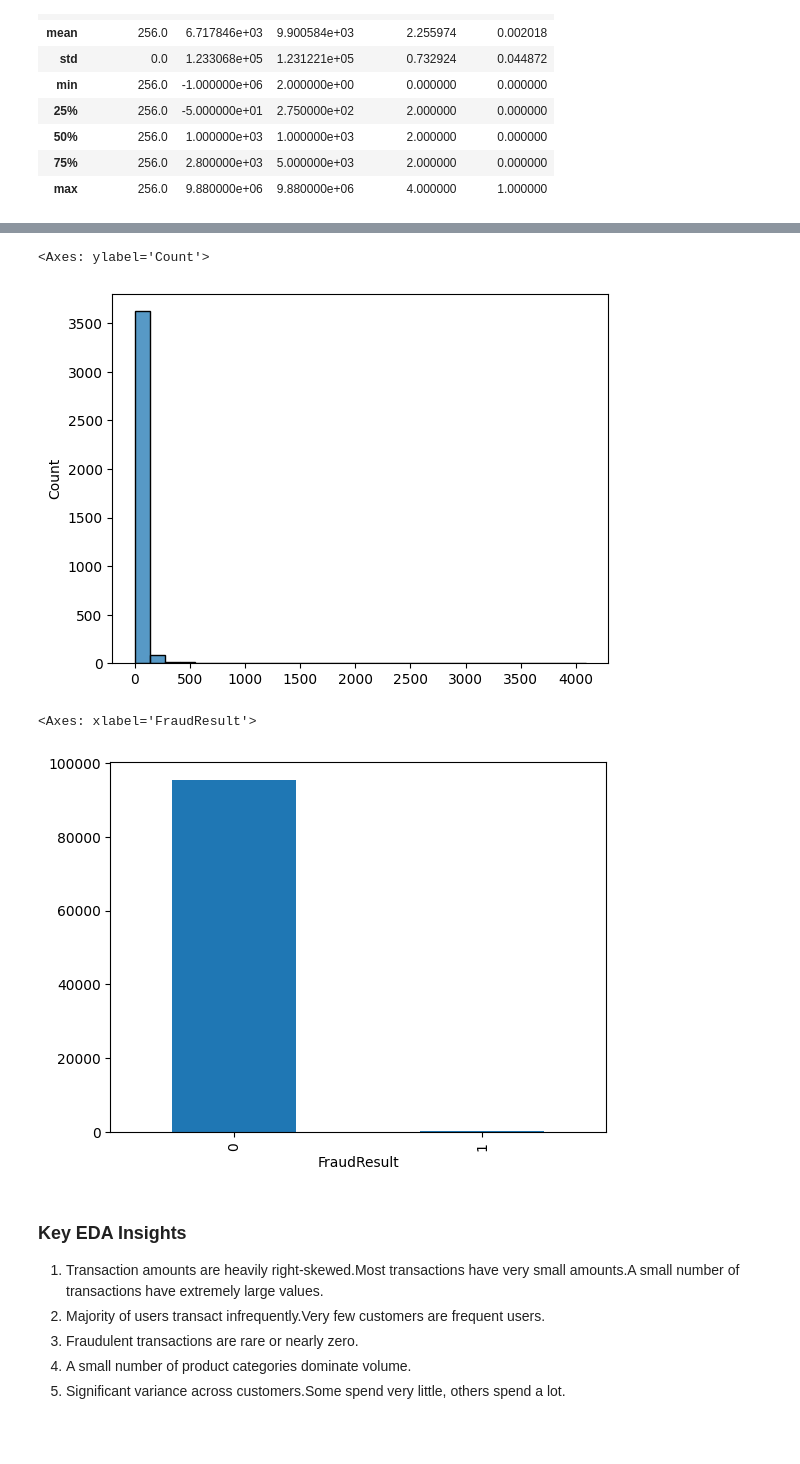
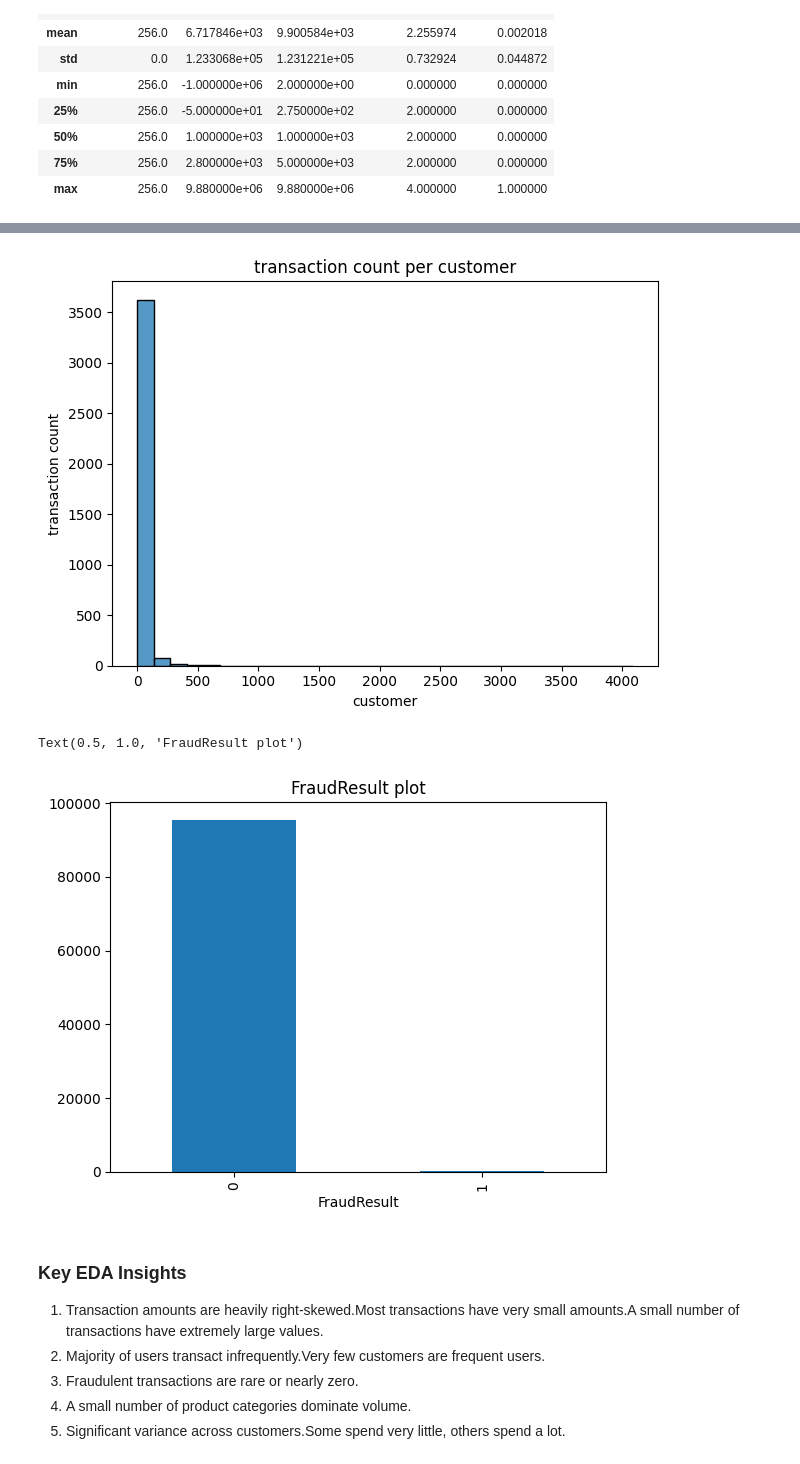
Before and after one commit to kernemi/credit-risk-model, a Jupyter notebook: notebooks/eda.ipynb, the cells around one changed output, grey strips where cells are left out. Drawn from its saved outputs; the diff is of its cells as text; code cells hidden in the pictures; blank space fills up the shorter version.

```diff
--- a/notebooks/eda.ipynb
+++ b/notebooks/eda.ipynb
@@ -122,15 +171,21 @@ sns.heatmap(df.select_dtypes('number').corr(), annot=True)
 # %%
 # transaction count per customer
 txn_count = df.groupby('CustomerId').size()
 sns.histplot(txn_count, bins=30)
+plt.title("transaction count per customer")
+plt.ylabel("transaction count")
+plt.xlabel("customer")
+
+plt.tight_layout()
+plt.show()
 # %% [output]
-<Axes: ylabel='Count'>
-[figure, old version]
+[figure, new version]
 # %%
 df['FraudResult'].value_counts().plot(kind='bar')
+plt.title("FraudResult plot")
 # %% [output]
-<Axes: xlabel='FraudResult'>
+Text(0.5, 1.0, 'FraudResult plot')
-[figure, old version]
+[figure, new version]
 # %% [markdown]
 ### Key EDA Insights
 1. Transaction amounts are heavily right-skewed.Most transactions have very small amounts.A small number of transactions have extremely large values.
```
Also changed, not shown: parts of 6 cells of this notebook.
